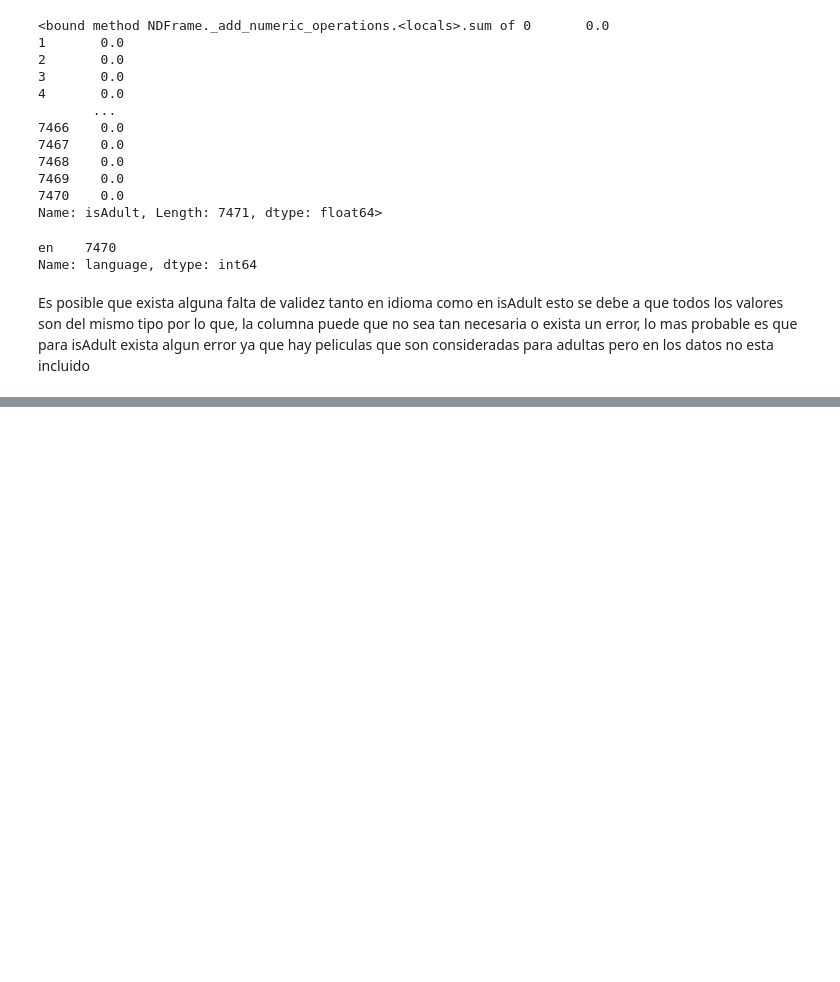
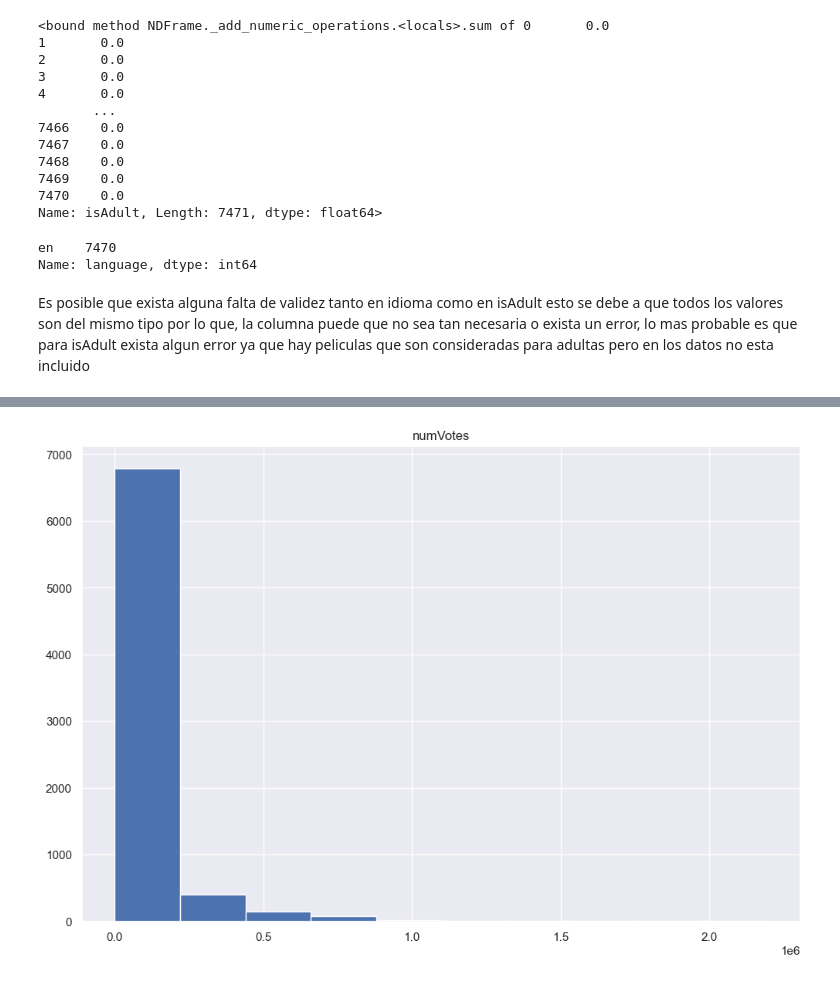
Before and after one commit to jf-garciam1/Lab-BI, a Jupyter notebook: Lab1.ipynb, the cells around one changed output, grey strips where cells are left out. Cells and saved outputs as stored; diff of their text form; code cells hidden in the pictures; blank space fills up the shorter version.

```diff
--- a/Lab1.ipynb
+++ b/Lab1.ipynb
@@ -399,0 +433,7 @@ Es posible que exista alguna falta de validez tanto en idioma como en isAdult es
+# %%
+plt.figure(figsize = (12, 8))
+plt.hist(df_movies['numVotes'], bins = 10)
+plt.title('numVotes')
+plt.show()
+# %% [output]
+[figure, added]
```
Also changed, not shown: parts of 10 cells of this notebook.
